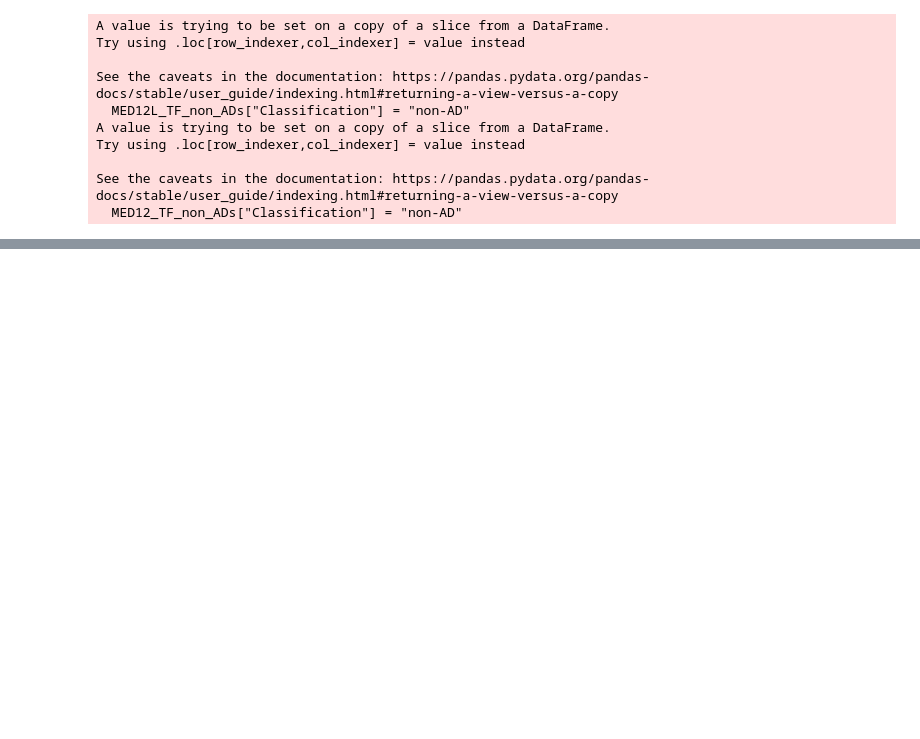
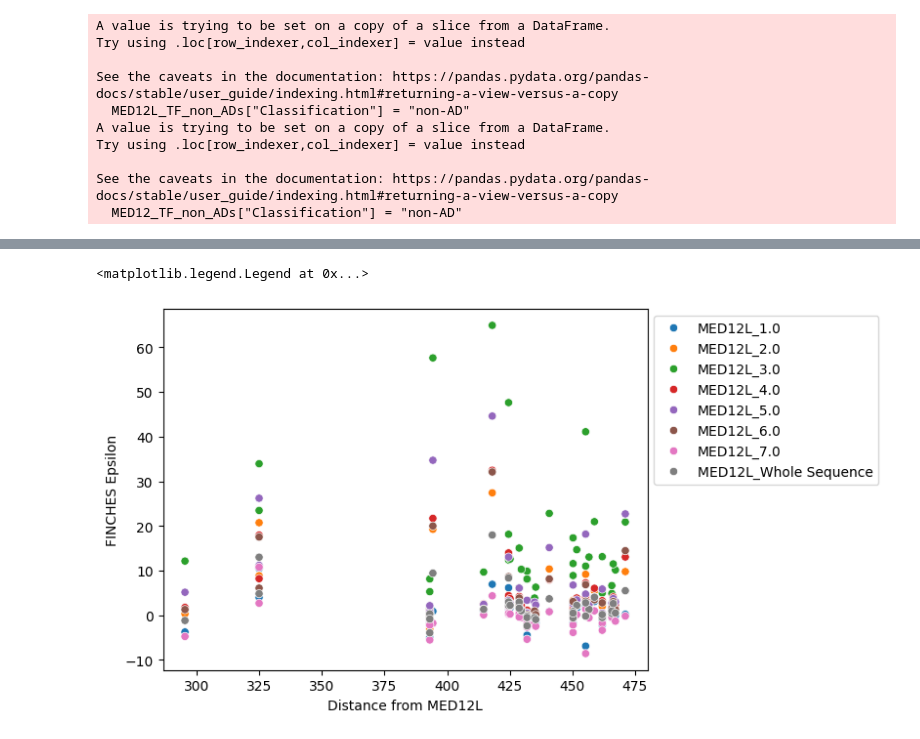
Before and after one commit to kinseylong/StallerRotation, a Jupyter notebook: finches_IDRs/mediatorcoexpression_ADcoA.ipynb, the cells around one changed output, grey strips where cells are left out. Drawn from its saved outputs; the diff is of its cells as text; code cells hidden in the pictures; blank space fills up the shorter version.

```diff
--- a/finches_IDRs/mediatorcoexpression_ADcoA.ipynb
+++ b/finches_IDRs/mediatorcoexpression_ADcoA.ipynb
@@ -64,0 +143,6 @@ See the caveats in the documentation: https://pandas.pydata.org/pandas-docs/stab
+# %%
+sns.scatterplot(MED12L_finches_pivot_melted[MED12L_finches_pivot_melted["Classification"] == "AD"], x = "Distance from MED12L", y = "FINCHES Epsilon", hue = "MED12L subunit")
+plt.legend(bbox_to_anchor=(1,1))
+# %% [output]
+<matplotlib.legend.Legend at 0x...>
+[figure, added]
```
Also changed, not shown: parts of 13 cells of this notebook, 7 other files.
